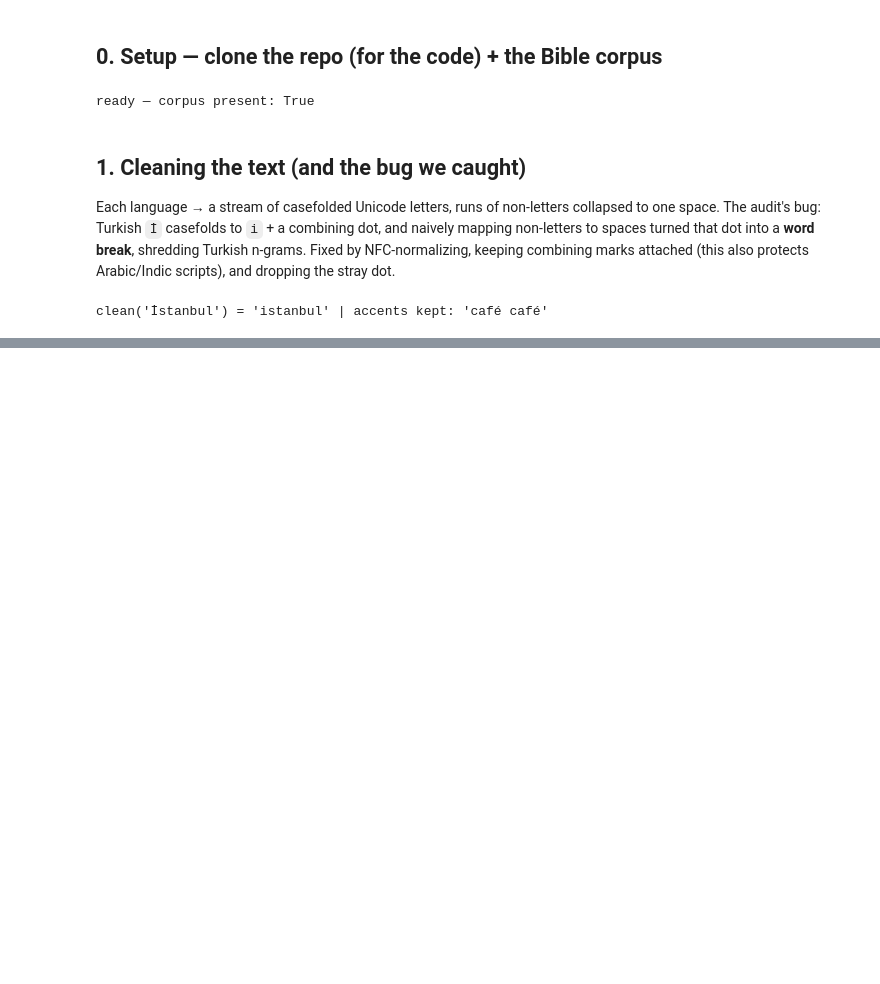
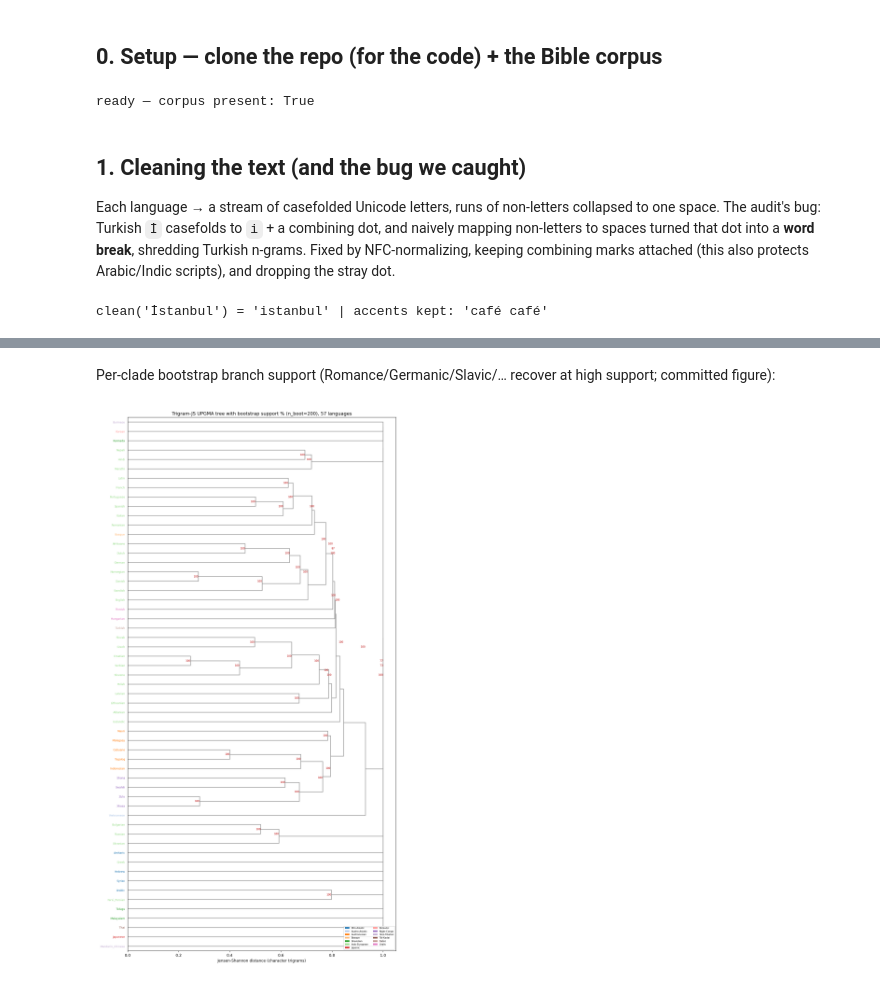
Before and after one commit to opalsaints/language-family-trees, a Jupyter notebook: LanguageTrees.ipynb, the cells around one changed output, grey strips where cells are left out. Saved outputs shown, nothing was run; the diff lists cells and outputs as text; code cells hidden in the pictures; blank space fills up the shorter version.

```diff
--- a/LanguageTrees.ipynb
+++ b/LanguageTrees.ipynb
@@ -363,0 +311,6 @@ Hermjakob, May & Knight 2018 (uroman); Paninski 2003.
+# %% [markdown]
+Per-clade bootstrap branch support (Romance/Germanic/Slavic/… recover at high support; committed figure):
+# %%
+show_fig("bootstrap_support_tree.png")
+# %% [output]
+[figure, added]
```
Also changed, not shown: parts of 61 cells of this notebook, 34 other files.
